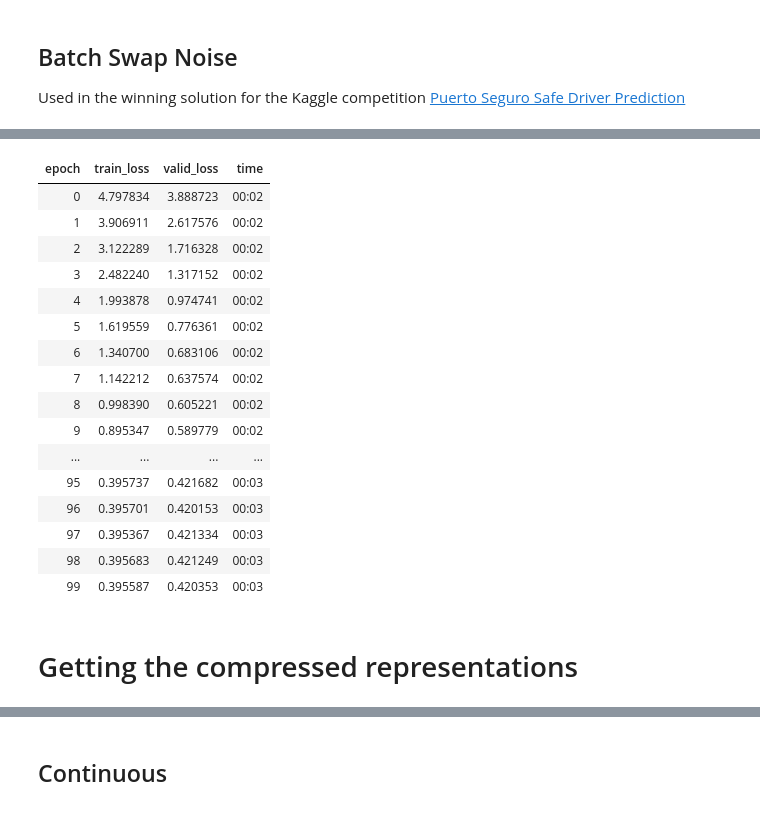
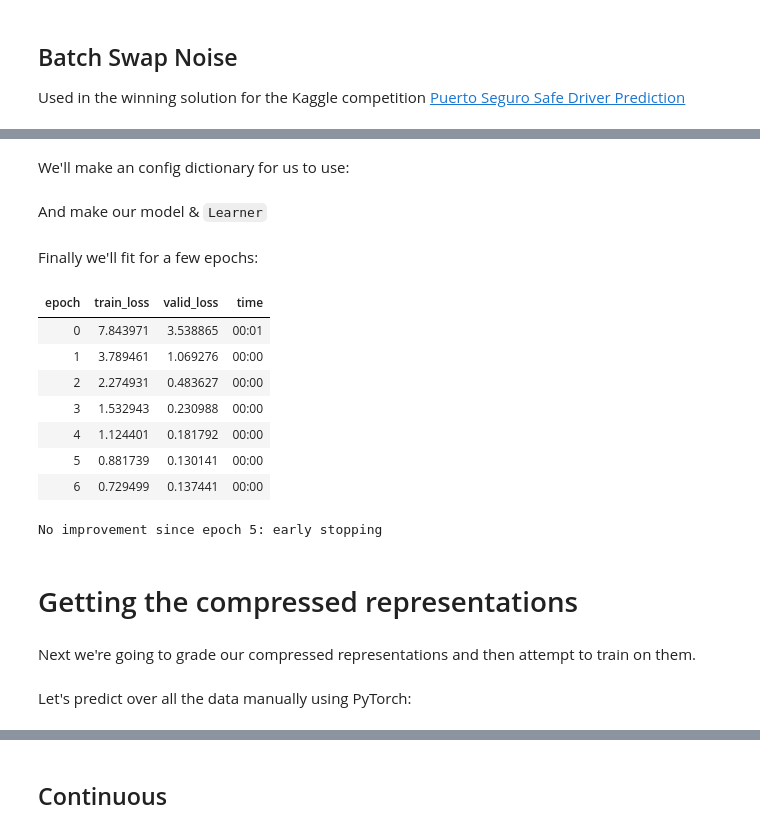
Before and after one commit to EtienneT/TabularVAE, a Jupyter notebook: TabularAE.ipynb, the cells around one changed output, grey strips where cells are left out. Drawn from its saved outputs; the diff is of its cells as text; code cells hidden in the pictures.

```diff
--- a/TabularAE.ipynb
+++ b/TabularAE.ipynb
@@ -87,12 +134,9 @@ high = (df[cont_names].max().to_frame().T.values - means.values) / stds.values
 ## Batch Swap Noise
 Used in the winning solution for the Kaggle competition [Puerto Seguro Safe Driver Prediction](https://www.kaggle.com/c/porto-seguro-safe-driver-prediction/discussion/44629#250927)
 # %%
-class BatchSwapNoise(nn.Module):
-    """Swap Noise module"""
-
-    def __init__(self, p):
-        super().__init__()
-        self.p = p
+class BatchSwapNoise(Module):
+    "Swap Noise Module"
+    def __init__(self, p): store_attr()
 
     def forward(self, x):
         if self.training:
@@ -255,0 +194,22 @@ learn = learn.to_fp16()
+# %%
+class RecreatedLoss(Module):
+    "Measures how well we have created the original tabular inputs"
+    def __init__(self, cat_dict):
+        ce = CrossEntropyLossFlat(reduction='sum')
+        mse = MSELossFlat(reduction='sum')
+        store_attr('cat_dict,ce,mse')
+
+    def forward(self, preds, cat_targs, cont_targs):
+        cats, conts = preds
+        tot_ce, pos = cats.new([0]), 0
+        for i, (k,v) in enumerate(self.cat_dict.items()):
+            tot_ce += self.ce(cats[:, pos:pos+v], cat_targs[:,i])
+            pos += v
+
+        norm_cats = cats.new([len(self.cat_dict)])
+        norm_conts = conts.new([conts.size(1)])
+        cat_loss = tot_ce/norm_cats
+        cont_loss = self.mse(conts, cont_targs)/norm_conts
+        total = cat_loss+cont_loss
+
+        return total / cats.size(0)
@@ -255,0 +218,4 @@ learn = learn.to_fp16()
+# %%
+loss_func = RecreatedLoss(total_cats)
+# %% [markdown]
+We'll make an config dictionary for us to use:
@@ -256,24 +232,25 @@ learn = learn.to_fp16()
+# %% [markdown]
+And make our model & `Learner`
+# %%
+model = TabularAE(emb_szs, len(cont_names), config['hidden_size'], ps=config['dropout'], cats=total_cats, embed_p=config['embed_p'], bswap=config['bswap'], low=tensor(low).cuda(), high=tensor(high).cuda())
+learn = Learner(dls, model, lr=config['lr'], loss_func=loss_func, wd=config['wd'], opt_func=ranger).to_fp16()
+# %% [markdown]
+Finally we'll fit for a few epochs:
 # %%
-learn.fit_one_cycle(config['epochs'])
+learn.fit_flat_cos(config['epochs'], cbs=[EarlyStoppingCallback()], lr=4e-3)
 # %% [output]
 | epoch | train_loss | valid_loss | time |
-| 0 | 4.797834 | 3.888723 | 00:02 |
-| 1 | 3.906911 | 2.617576 | 00:02 |
-| 2 | 3.122289 | 1.716328 | 00:02 |
-| 3 | 2.482240 | 1.317152 | 00:02 |
-| 4 | 1.993878 | 0.974741 | 00:02 |
-| 5 | 1.619559 | 0.776361 | 00:02 |
-| 6 | 1.340700 | 0.683106 | 00:02 |
-| 7 | 1.142212 | 0.637574 | 00:02 |
-| 8 | 0.998390 | 0.605221 | 00:02 |
-| 9 | 0.895347 | 0.589779 | 00:02 |
-| ... | ... | ... | ... |
-| 95 | 0.395737 | 0.421682 | 00:03 |
-| 96 | 0.395701 | 0.420153 | 00:03 |
-| 97 | 0.395367 | 0.421334 | 00:03 |
-| 98 | 0.395683 | 0.421249 | 00:03 |
-| 99 | 0.395587 | 0.420353 | 00:03 |
+| 0 | 7.843971 | 3.538865 | 00:01 |
+| 1 | 3.789461 | 1.069276 | 00:00 |
+| 2 | 2.274931 | 0.483627 | 00:00 |
+| 3 | 1.532943 | 0.230988 | 00:00 |
+| 4 | 1.124401 | 0.181792 | 00:00 |
+| 5 | 0.881739 | 0.130141 | 00:00 |
+| 6 | 0.729499 | 0.137441 | 00:00 |
+No improvement since epoch 5: early stopping
 # %% [markdown]
 # Getting the compressed representations
+# %% [markdown]
+Next we're going to grade our compressed representations and then attempt to train on them.
 # %%
 dl = learn.dls.test_dl(df)
@@ -291,0 +257,2 @@ learn.add_cbs(hook)
+# %% [markdown]
+Let's predict over all the data manually using PyTorch:
```
Also changed, not shown: parts of 77 cells of this notebook.
